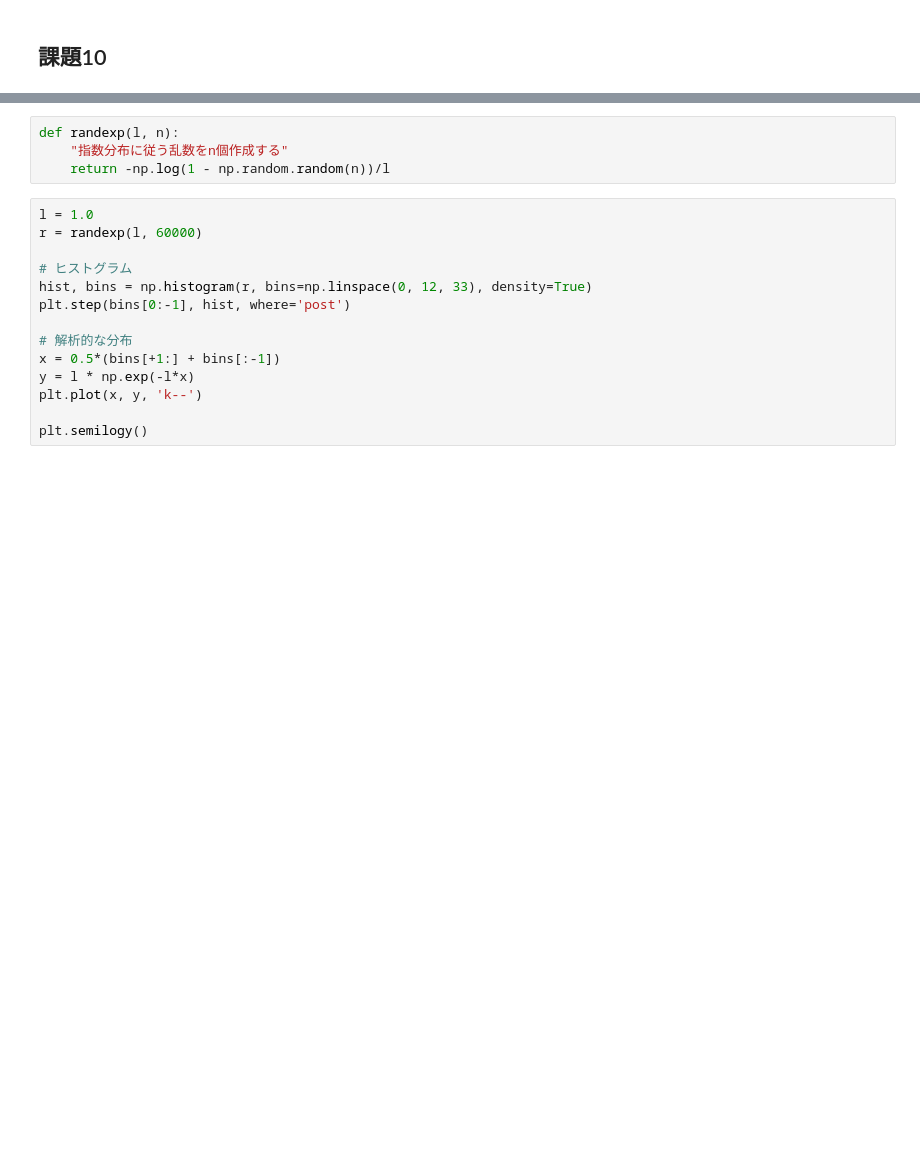
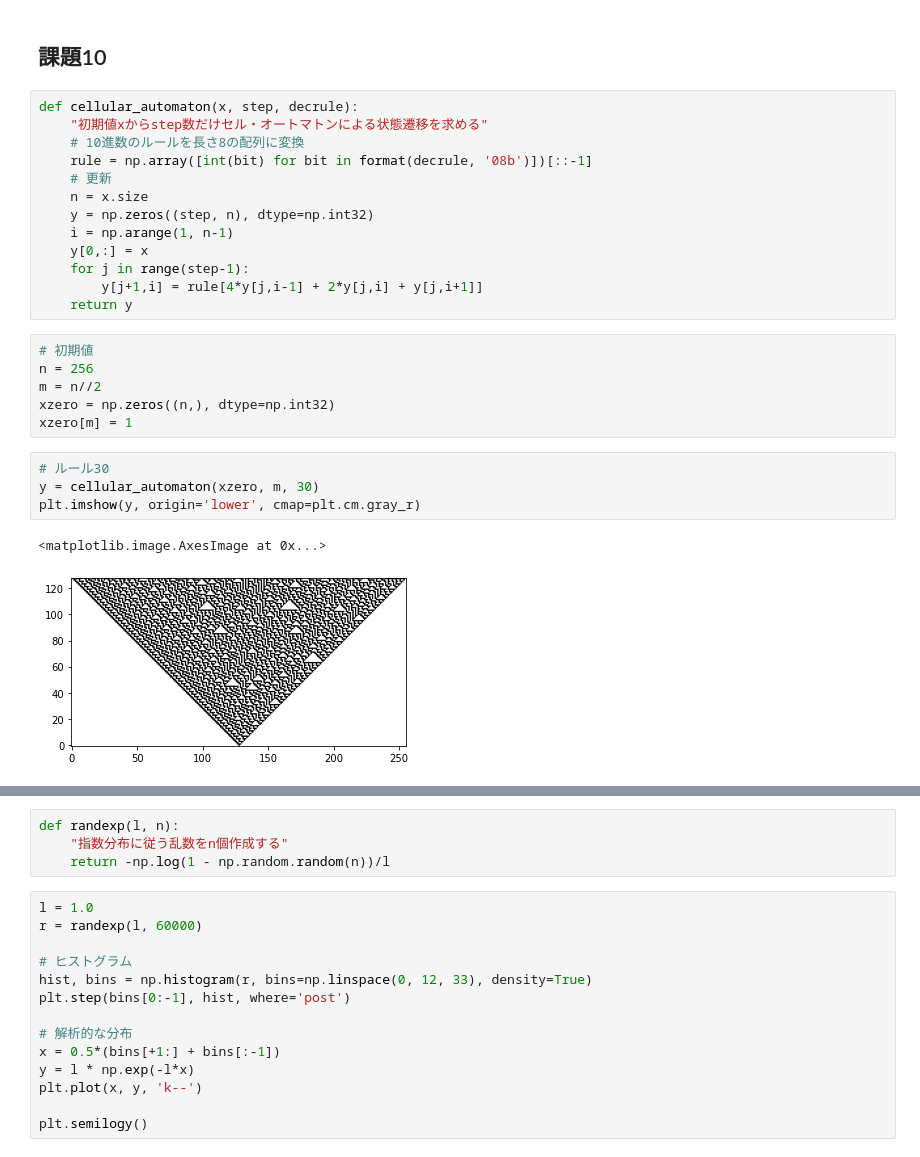
Before and after one commit to amanotk/python-resume-public, a Jupyter notebook: sample/chap06/kadai.ipynb, the cells around one changed output, grey strips where cells are left out. Drawn from its saved outputs; the diff is of its cells as text; blank space fills up the shorter version.

```diff
--- a/sample/chap06/kadai.ipynb
+++ b/sample/chap06/kadai.ipynb
@@ -269,2 +269,28 @@ else:
 # %% [markdown]
 ## 課題10
+# %%
+def cellular_automaton(x, step, decrule):
+    "初期値xからstep数だけセル・オートマトンによる状態遷移を求める"
+    # 10進数のルールを長さ8の配列に変換
+    rule = np.array([int(bit) for bit in format(decrule, '08b')])[::-1]
+    # 更新
+    n = x.size
+    y = np.zeros((step, n), dtype=np.int32)
+    i = np.arange(1, n-1)
+    y[0,:] = x
+    for j in range(step-1):
+        y[j+1,i] = rule[4*y[j,i-1] + 2*y[j,i] + y[j,i+1]]
+    return y
+# %%
+# 初期値
+n = 256
+m = n//2
+xzero = np.zeros((n,), dtype=np.int32)
+xzero[m] = 1
+# %%
+# ルール30
+y = cellular_automaton(xzero, m, 30)
+plt.imshow(y, origin='lower', cmap=plt.cm.gray_r)
+# %% [output]
+<matplotlib.image.AxesImage at 0x...>
+[figure, added]
```
Also changed, not shown: parts of 6 cells of this notebook, 10 other files.
